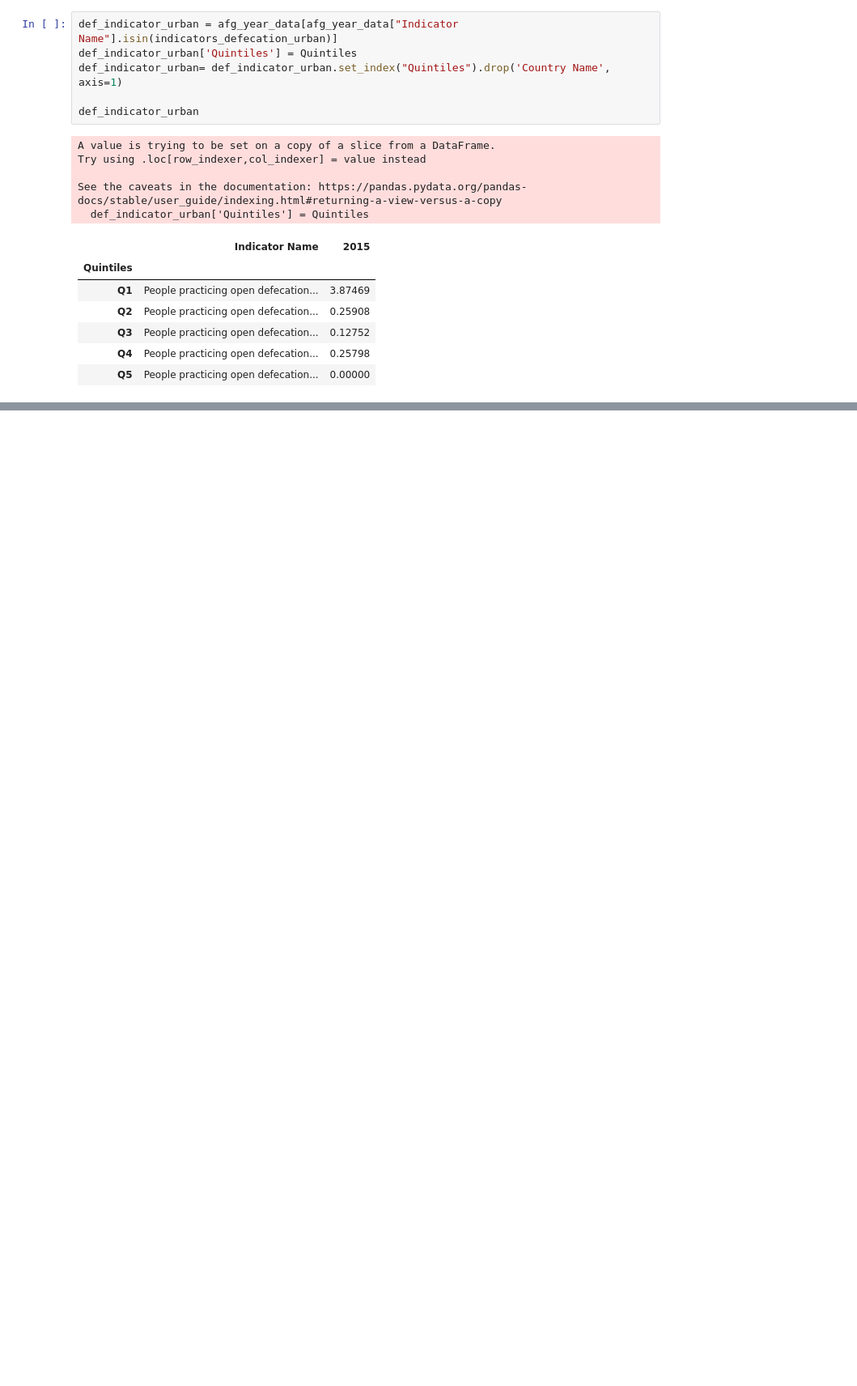
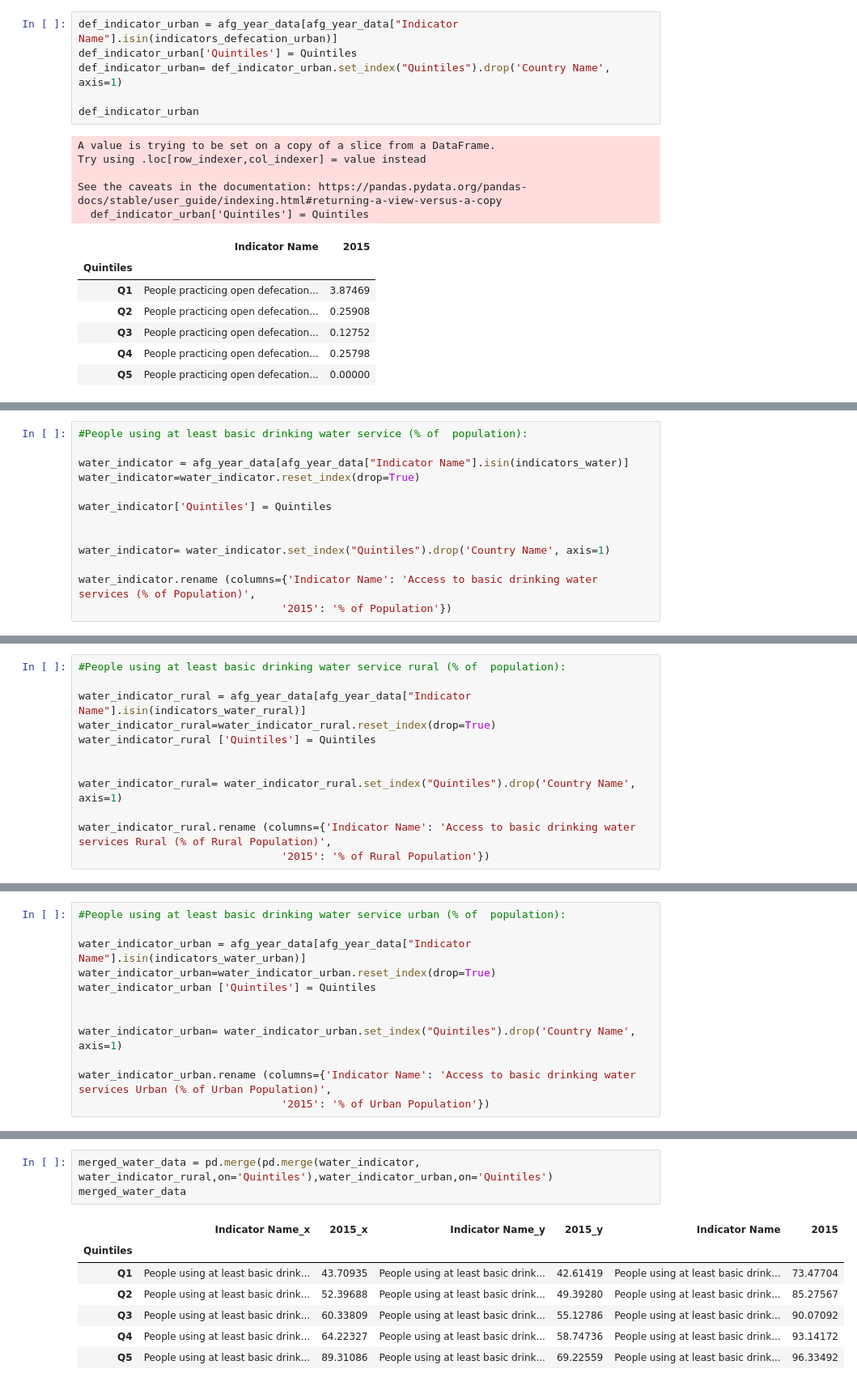
Before and after one commit to S-haila/Project1_group4, a Jupyter notebook: Afg data analysis.ipynb, the cells around one changed output, grey strips where cells are left out. Shown at 81% size. Drawn from its saved outputs; the diff is of its cells as text; blank space fills up the shorter version.

```diff
--- a/Afg data analysis.ipynb
+++ b/Afg data analysis.ipynb
@@ -450,0 +293,13 @@ plt.close()
+# %%
+#People using at least basic drinking water service (% of  population):
+
+water_indicator = afg_year_data[afg_year_data["Indicator Name"].isin(indicators_water)]
+water_indicator=water_indicator.reset_index(drop=True)
+
+water_indicator['Quintiles'] = Quintiles
+
+
+water_indicator= water_indicator.set_index("Quintiles").drop('Country Name', axis=1)
+
+water_indicator.rename (columns={'Indicator Name': 'Access to basic drinking water services (% of Population)',
+                                '2015': '% of Population'})
@@ -450,0 +314,12 @@ plt.close()
+# %%
+#People using at least basic drinking water service rural (% of  population):
+
+water_indicator_rural = afg_year_data[afg_year_data["Indicator Name"].isin(indicators_water_rural)]
+water_indicator_rural=water_indicator_rural.reset_index(drop=True)
+water_indicator_rural ['Quintiles'] = Quintiles
+
+
+water_indicator_rural= water_indicator_rural.set_index("Quintiles").drop('Country Name', axis=1)
+
+water_indicator_rural.rename (columns={'Indicator Name': 'Access to basic drinking water services Rural (% of Rural Population)',
+                                '2015': '% of Rural Population'})
@@ -450,0 +334,12 @@ plt.close()
+# %%
+#People using at least basic drinking water service urban (% of  population):
+
+water_indicator_urban = afg_year_data[afg_year_data["Indicator Name"].isin(indicators_water_urban)]
+water_indicator_urban=water_indicator_urban.reset_index(drop=True)
+water_indicator_urban ['Quintiles'] = Quintiles
+
+
+water_indicator_urban= water_indicator_urban.set_index("Quintiles").drop('Country Name', axis=1)
+
+water_indicator_urban.rename (columns={'Indicator Name': 'Access to basic drinking water services Urban (% of Urban Population)',
+                                '2015': '% of Urban Population'})
@@ -450,0 +354,11 @@ plt.close()
+# %%
+merged_water_data = pd.merge(pd.merge(water_indicator, water_indicator_rural,on='Quintiles'),water_indicator_urban,on='Quintiles')
+merged_water_data
+# %% [output]
+|  | Indicator Name_x | 2015_x | Indicator Name_y | 2015_y | Indicator Name | 2015 |
+| Quintiles |  |  |  |  |  |  |
+| Q1 | People using at least basic drink... | 43.70935 | People using at least basic drink... | 42.61419 | People using at least basic drink... | 73.47704 |
+| Q2 | People using at least basic drink... | 52.39688 | People using at least basic drink... | 49.39280 | People using at least basic drink... | 85.27567 |
+| Q3 | People using at least basic drink... | 60.33809 | People using at least basic drink... | 55.12786 | People using at least basic drink... | 90.07092 |
+| Q4 | People using at least basic drink... | 64.22327 | People using at least basic drink... | 58.74736 | People using at least basic drink... | 93.14172 |
+| Q5 | People using at least basic drink... | 89.31086 | People using at least basic drink... | 69.22559 | People using at least basic drink... | 96.33492 |
```
Also changed, not shown: parts of 50 cells of this notebook, 14 other files.
